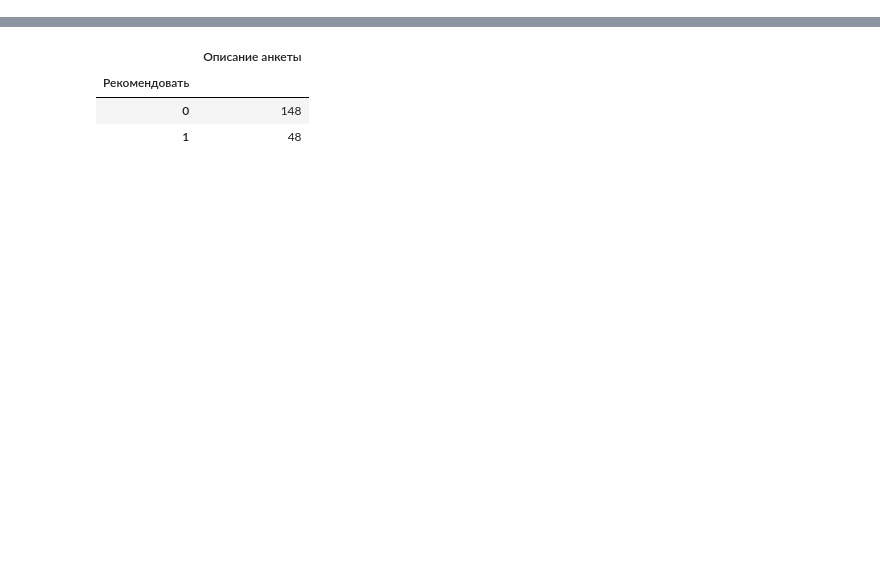
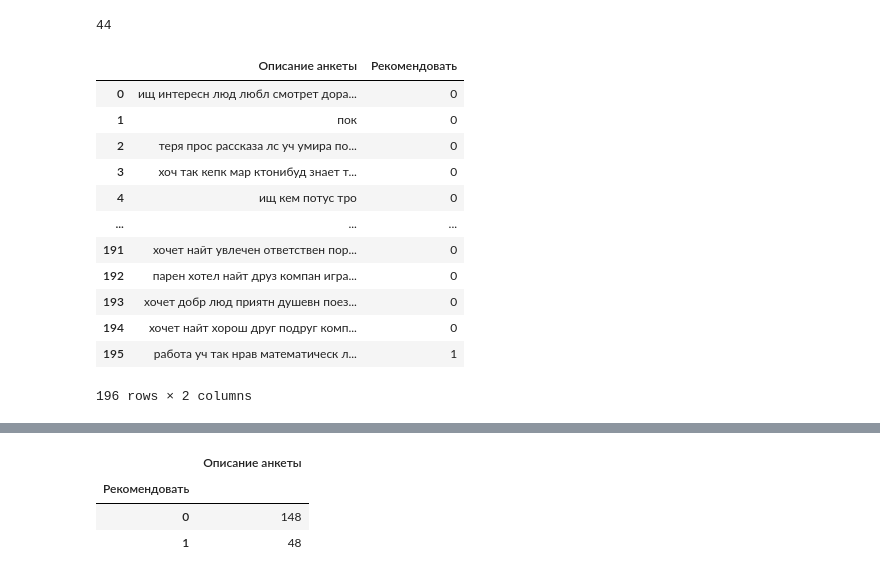
Before and after one commit to KabyshevEduard/ProjectNLP, a Jupyter notebook: Untitled.ipynb, the cells around one changed output, grey strips where cells are left out. Cells and saved outputs as stored; diff of their text form; code cells hidden in the pictures; blank space fills up the shorter version.

```diff
--- a/Untitled.ipynb
+++ b/Untitled.ipynb
@@ -30,0 +57,56 @@ device(type='cpu')
+# %%
+text = df['Описание анкеты']
+print(len(max(text, key=len).split(' ')))
+# %% [output]
+44
+# %%
+def preprocess(df, tokenize=False):
+    if tokenize:
+        dictionary = {}
+        vocab = []
+        k = 0
+        for i in range(len(df['Описание анкеты'].values)):
+            disc = df['Описание анкеты'].values[i]
+            tokens = nltk.word_tokenize(disc, language='russian')
+            for j in tokens:
+                if j in dictionary:
+                    pass
+                else:
+                    dictionary[j] = k
+                    vocab.append(j)
+                    k += 1
+        dictionary['<unk>'] = 0
+        return dictionary, vocab
+    else:
+        for i in range(len(df['Описание анкеты'].values)):
+            disc = df['Описание анкеты'].values[i].lower()
+            tokens = nltk.word_tokenize(disc, language='russian')
+            tokens_without_punct = [str(token) for token in tokens if token not in string.punctuation]
+            without_stop_words = [str(token) for token in tokens_without_punct if token not in nltk.corpus.stopwords.words('russian')]
+            without_specials = [re.sub(r'[^а-яА-ЯёЁ\s]', '', word) for word in without_stop_words]
+            #стемминг
+            snowball = nltk.stem.SnowballStemmer(language="russian")
+            stemmed = [snowball.stem(word) for word in without_specials]
+            #
+            clean = [j for j in stemmed if j != '']
+            df.loc[i, 'Описание анкеты'] = ' '.join(clean)
+        df = df[df['Описание анкеты'].map(len) <= 500]
+        return df
+# %%
+df_data = preprocess(df)
+# %%
+df_data
+# %% [output]
+|  | Описание анкеты | Рекомендовать |
+| 0 | ищ интересн люд любл смотрет дора... | 0 |
+| 1 | пок | 0 |
+| 2 | теря прос рассказа лс уч умира по... | 0 |
+| 3 | хоч так кепк мар ктонибуд знает т... | 0 |
+| 4 | ищ кем потус тро | 0 |
+| ... | ... | ... |
+| 191 | хочет найт увлечен ответствен пор... | 0 |
+| 192 | парен хотел найт друз компан игра... | 0 |
+| 193 | хочет добр люд приятн душевн поез... | 0 |
+| 194 | хочет найт хорош друг подруг комп... | 0 |
+| 195 | работа уч так нрав математическ л... | 1 |
+196 rows × 2 columns
```
Also changed, not shown: parts of 41 cells of this notebook, 1 other file.
